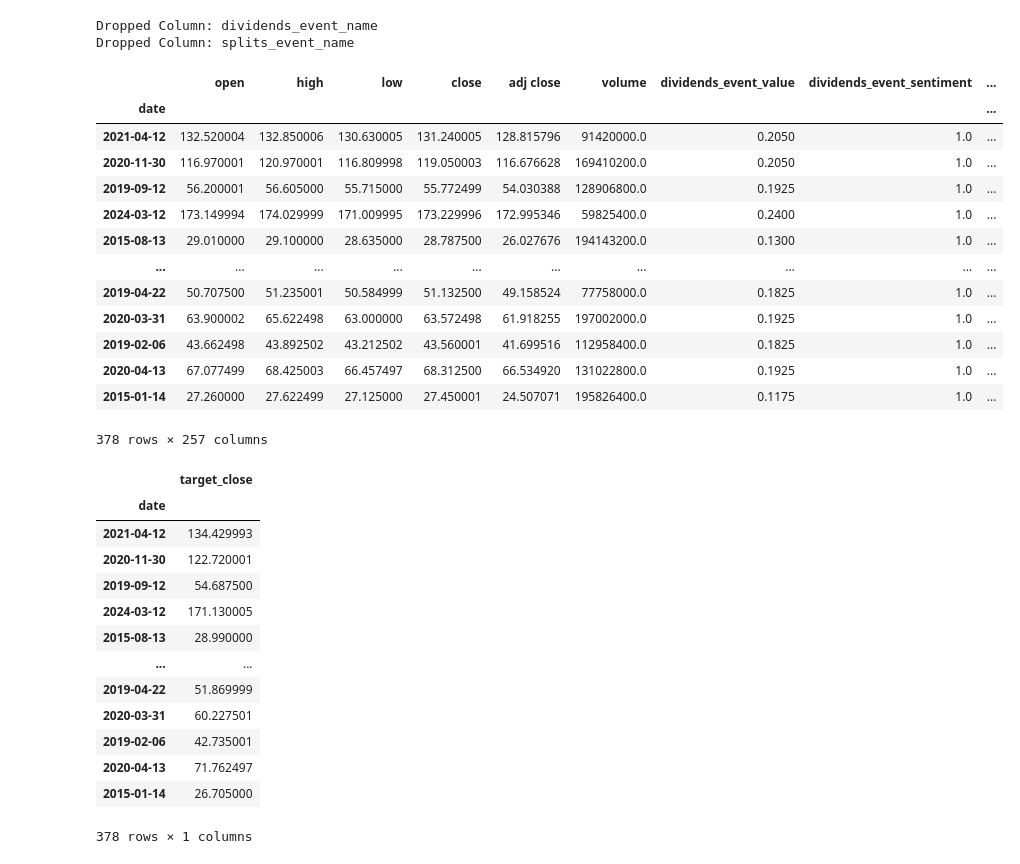
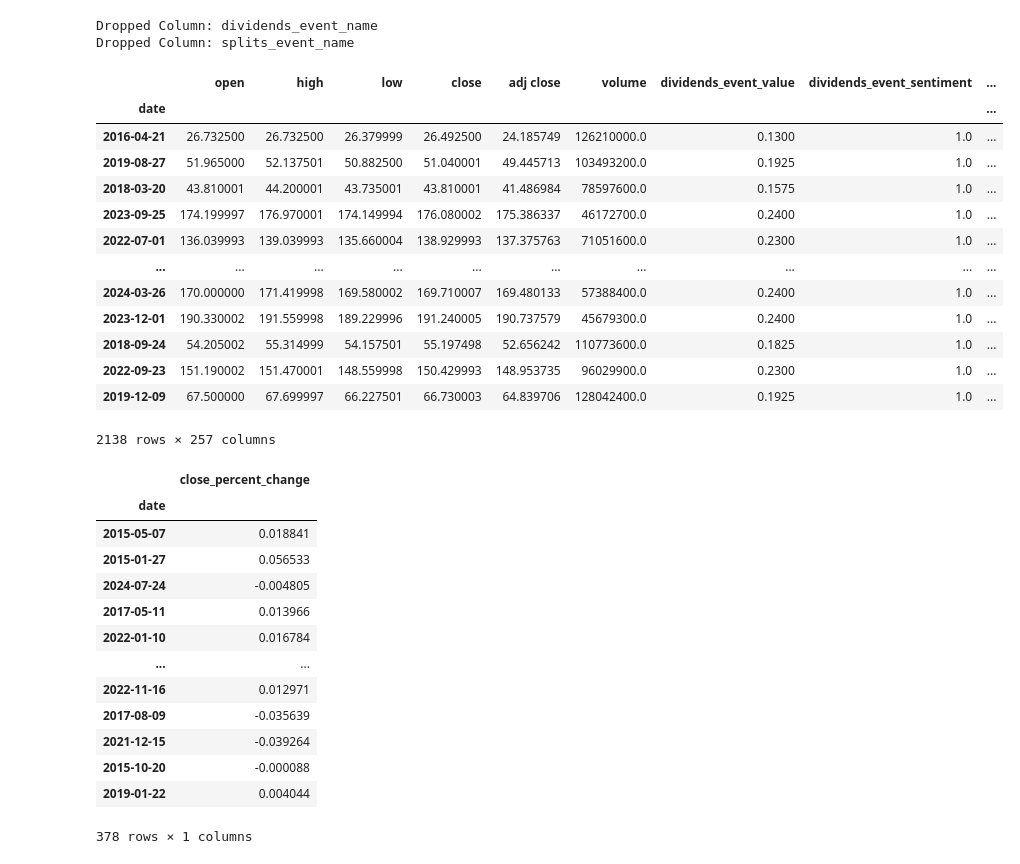
Before and after one commit to uhstray-io/PyStockBot, a Jupyter notebook: src/train_model.ipynb, the cells around one changed output. Saved outputs shown, nothing was run; the diff lists cells and outputs as text; code cells hidden in the pictures.

```diff
--- a/src/train_model.ipynb
+++ b/src/train_model.ipynb
@@ -29,6 +29,9 @@ df
 2516 rows × 261 columns
 # %%
-x = df.drop(columns=["target_close"]).set_index("date")
-y = df[["date", "target_close"]].set_index("date")
+# target = "target_close"
+target = "close_percent_change"
+
+x = df.drop(columns=[target]).set_index("date")
+y = df[["date", target]].set_index("date")
 y
 # %% [output]
@@ -88,48 +108,48 @@ Dropped Column: splits_event_name
 # %%
 #    All Features   | Target
 # +-----------------+---------+
 # | x_train         | y_train | <- 85% of the data which is used for training
 # |                 |         |
 # +-----------------+---------+
 # | x_test          | y_test  | <- 15% of the data which is used for testing
 # +-----------------+---------+
 
 
 
 # x_train, x_test, y_train, y_test = train_test_split(x, y, test_size=0.15, shuffle=False)
 x_train, x_test, y_train, y_test = train_test_split(x, y, test_size=0.15, shuffle=True)
-x_test
+x_train
 # %% [output]
 |  | open | high | low | close | adj close | volume | dividends_event_value | dividends_event_sentiment | ... |
 | date |  |  |  |  |  |  |  |  | ... |
-| 2021-04-12 | 132.520004 | 132.850006 | 130.630005 | 131.240005 | 128.815796 | 91420000.0 | 0.2050 | 1.0 | ... |
-| 2020-11-30 | 116.970001 | 120.970001 | 116.809998 | 119.050003 | 116.676628 | 169410200.0 | 0.2050 | 1.0 | ... |
-| 2019-09-12 | 56.200001 | 56.605000 | 55.715000 | 55.772499 | 54.030388 | 128906800.0 | 0.1925 | 1.0 | ... |
-| 2024-03-12 | 173.149994 | 174.029999 | 171.009995 | 173.229996 | 172.995346 | 59825400.0 | 0.2400 | 1.0 | ... |
-| 2015-08-13 | 29.010000 | 29.100000 | 28.635000 | 28.787500 | 26.027676 | 194143200.0 | 0.1300 | 1.0 | ... |
+| 2016-04-21 | 26.732500 | 26.732500 | 26.379999 | 26.492500 | 24.185749 | 126210000.0 | 0.1300 | 1.0 | ... |
+| 2019-08-27 | 51.965000 | 52.137501 | 50.882500 | 51.040001 | 49.445713 | 103493200.0 | 0.1925 | 1.0 | ... |
+| 2018-03-20 | 43.810001 | 44.200001 | 43.735001 | 43.810001 | 41.486984 | 78597600.0 | 0.1575 | 1.0 | ... |
+| 2023-09-25 | 174.199997 | 176.970001 | 174.149994 | 176.080002 | 175.386337 | 46172700.0 | 0.2400 | 1.0 | ... |
+| 2022-07-01 | 136.039993 | 139.039993 | 135.660004 | 138.929993 | 137.375763 | 71051600.0 | 0.2300 | 1.0 | ... |
 | ... | ... | ... | ... | ... | ... | ... | ... | ... | ... |
-| 2019-04-22 | 50.707500 | 51.235001 | 50.584999 | 51.132500 | 49.158524 | 77758000.0 | 0.1825 | 1.0 | ... |
-| 2020-03-31 | 63.900002 | 65.622498 | 63.000000 | 63.572498 | 61.918255 | 197002000.0 | 0.1925 | 1.0 | ... |
-| 2019-02-06 | 43.662498 | 43.892502 | 43.212502 | 43.560001 | 41.699516 | 112958400.0 | 0.1825 | 1.0 | ... |
-| 2020-04-13 | 67.077499 | 68.425003 | 66.457497 | 68.312500 | 66.534920 | 131022800.0 | 0.1925 | 1.0 | ... |
-| 2015-01-14 | 27.260000 | 27.622499 | 27.125000 | 27.450001 | 24.507071 | 195826400.0 | 0.1175 | 1.0 | ... |
+| 2024-03-26 | 170.000000 | 171.419998 | 169.580002 | 169.710007 | 169.480133 | 57388400.0 | 0.2400 | 1.0 | ... |
+| 2023-12-01 | 190.330002 | 191.559998 | 189.229996 | 191.240005 | 190.737579 | 45679300.0 | 0.2400 | 1.0 | ... |
+| 2018-09-24 | 54.205002 | 55.314999 | 54.157501 | 55.197498 | 52.656242 | 110773600.0 | 0.1825 | 1.0 | ... |
+| 2022-09-23 | 151.190002 | 151.470001 | 148.559998 | 150.429993 | 148.953735 | 96029900.0 | 0.2300 | 1.0 | ... |
+| 2019-12-09 | 67.500000 | 67.699997 | 66.227501 | 66.730003 | 64.839706 | 128042400.0 | 0.1925 | 1.0 | ... |
-378 rows × 257 columns
+2138 rows × 257 columns
 # %%
 y_test
 # %% [output]
-|  | target_close |
+|  | close_percent_change |
 | date |  |
-| 2021-04-12 | 134.429993 |
-| 2020-11-30 | 122.720001 |
-| 2019-09-12 | 54.687500 |
-| 2024-03-12 | 171.130005 |
-| 2015-08-13 | 28.990000 |
+| 2015-05-07 | 0.018841 |
+| 2015-01-27 | 0.056533 |
+| 2024-07-24 | -0.004805 |
+| 2017-05-11 | 0.013966 |
+| 2022-01-10 | 0.016784 |
 | ... | ... |
-| 2019-04-22 | 51.869999 |
-| 2020-03-31 | 60.227501 |
-| 2019-02-06 | 42.735001 |
-| 2020-04-13 | 71.762497 |
-| 2015-01-14 | 26.705000 |
+| 2022-11-16 | 0.012971 |
+| 2017-08-09 | -0.035639 |
+| 2021-12-15 | -0.039264 |
+| 2015-10-20 | -0.000088 |
+| 2019-01-22 | 0.004044 |
 378 rows × 1 columns
 # %%
 # model = xgb.XGBRegressor(n_estimators=100, max_depth=7, eta=0.1, subsample=0.7, colsample_bytree=0.8)
```
Also changed, not shown: parts of 14 cells of this notebook, 2 other files.
